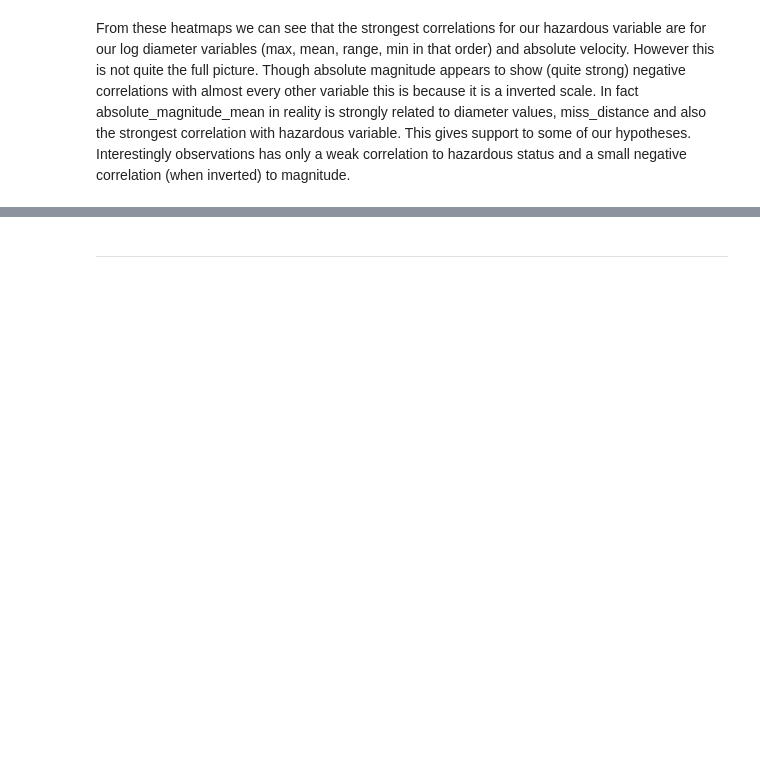
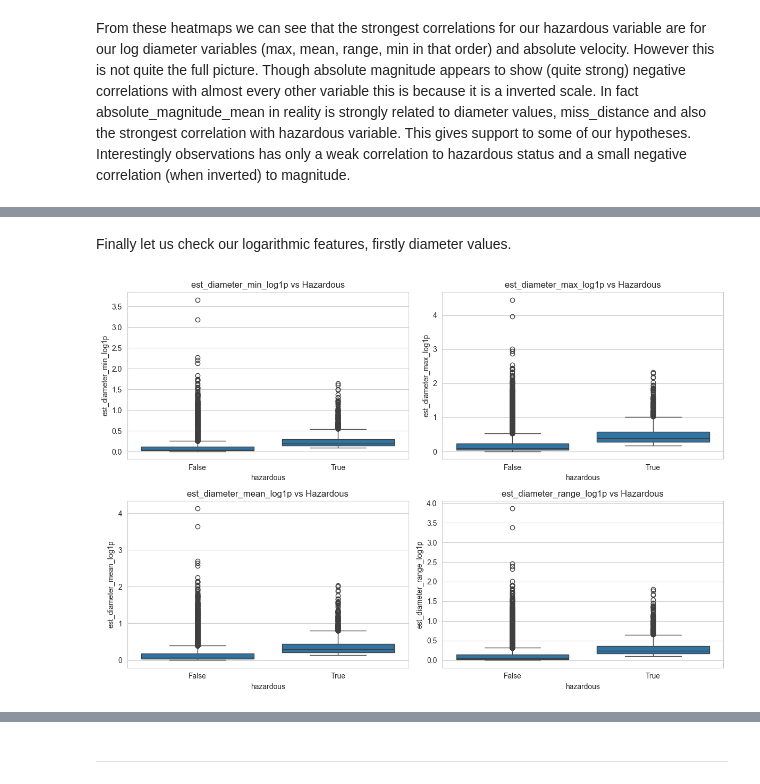
Before and after one commit to Mikeecee1/Near-Earth-Asteroid-Analysis, a Jupyter notebook: jupyter_notebooks/Visualisation.ipynb, the cells around one changed output, grey strips where cells are left out. Cells and saved outputs as stored; diff of their text form; code cells hidden in the pictures; blank space fills up the shorter version.

```diff
--- a/jupyter_notebooks/Visualisation.ipynb
+++ b/jupyter_notebooks/Visualisation.ipynb
@@ -167,0 +216,14 @@ Now
+# %% [markdown]
+Finally let us check our logarithmic features, firstly diameter values.
+# %%
+#-Boxplots: Comparing Hazardous vs Non-Hazardous  (diameterlog features) --
+log_box_features = ['est_diameter_min_log1p','est_diameter_max_log1p','est_diameter_mean_log1p','est_diameter_range_log1p']
+plt.figure(figsize=(12, 8))
+for i, col in enumerate(log_box_features, 1):
+    plt.subplot(2, 2, i)
+    sns.boxplot(data=df, x="hazardous", y=col)
+    plt.title(f"{col} vs Hazardous")
+plt.tight_layout()
+plt.show()
+# %% [output]
+[figure, added]
```
Also changed, not shown: parts of 15 cells of this notebook.
